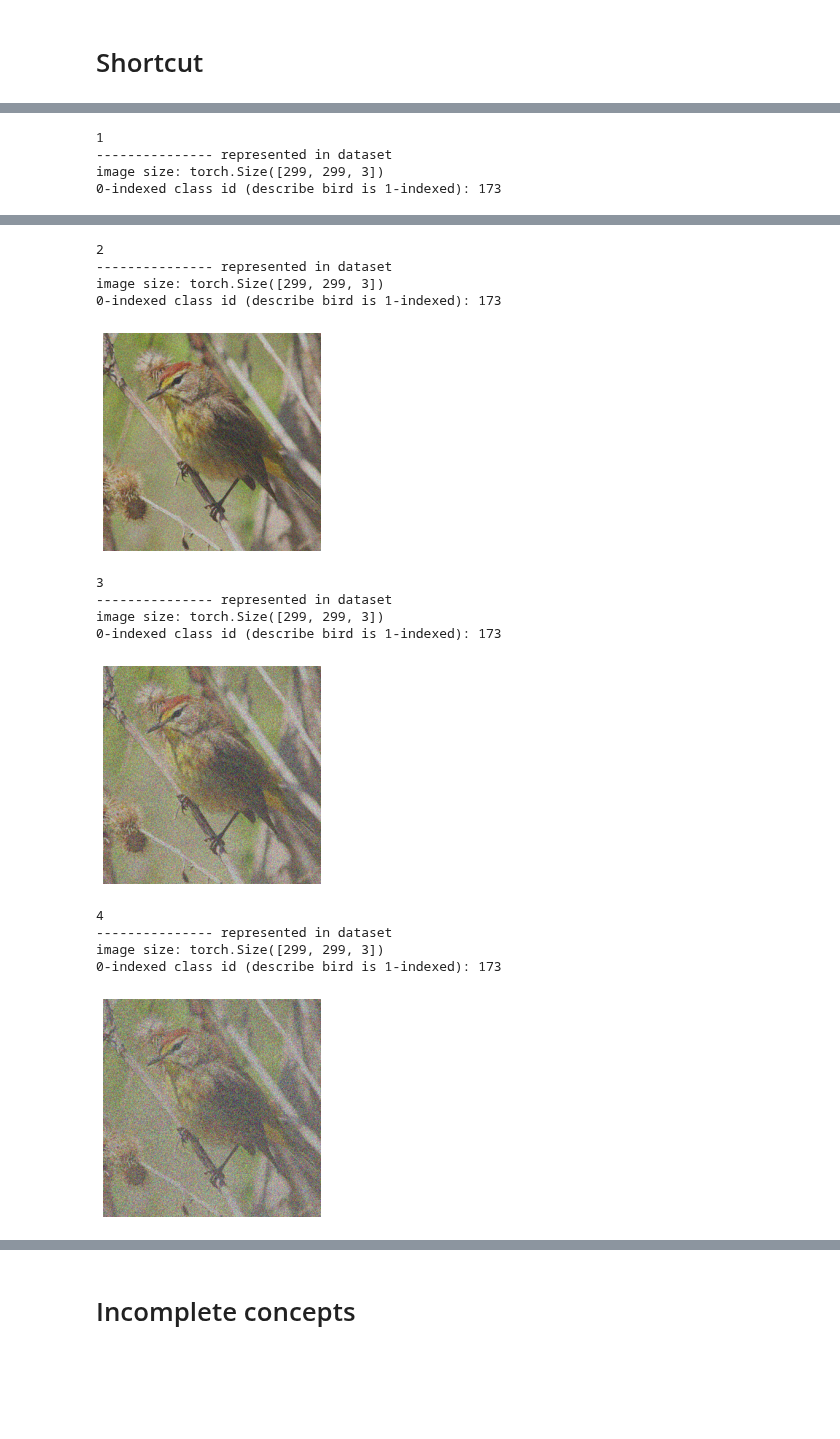
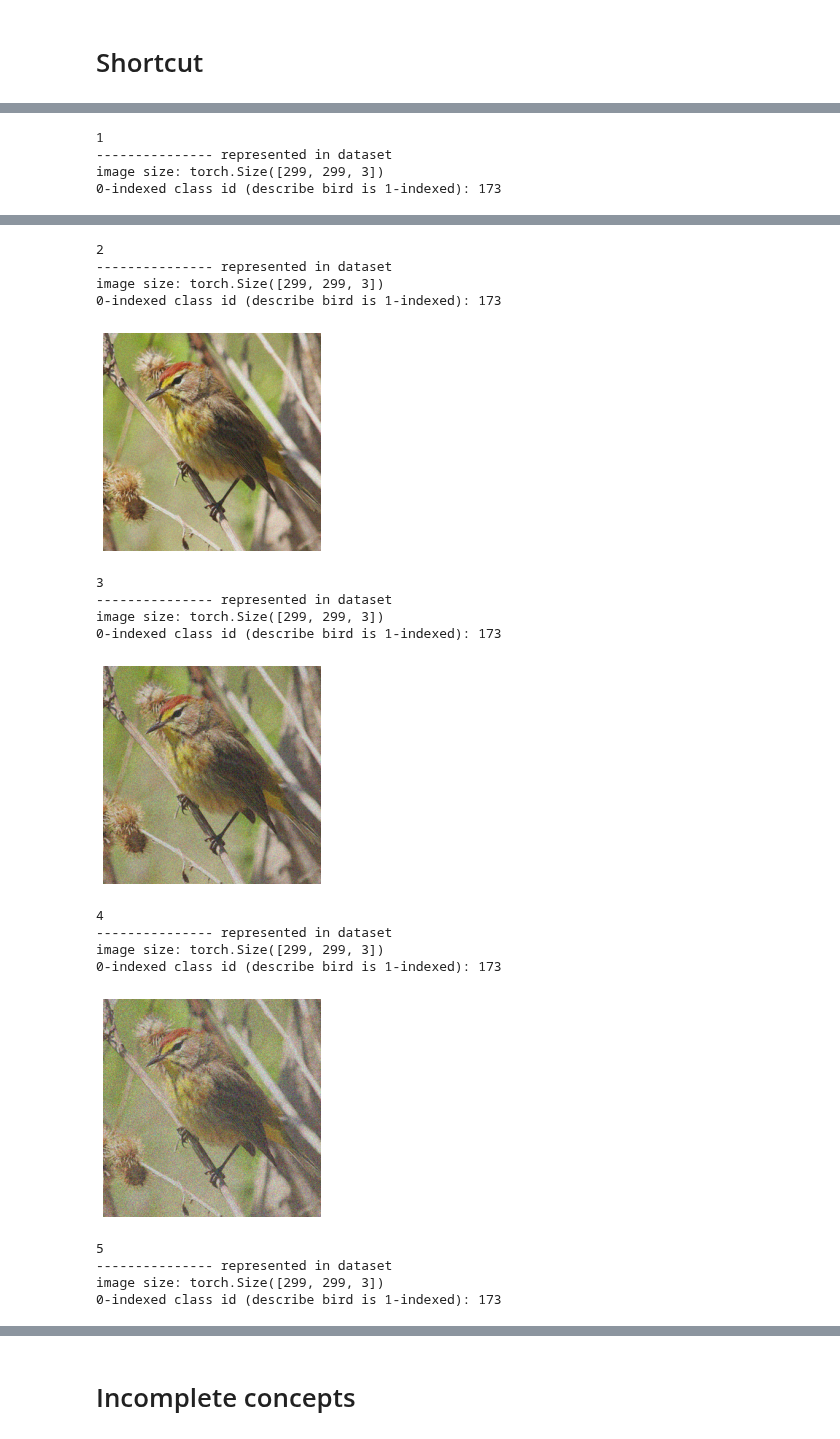
Before and after one commit to nathanwang000/ConceptCredibleModel, a Jupyter notebook: notebooks/birds_standard.ipynb, the cells around one changed output, grey strips where cells are left out. Cells and saved outputs as stored; diff of their text form; code cells hidden in the pictures; blank space fills up the shorter version.

```diff
--- a/notebooks/birds_standard.ipynb
+++ b/notebooks/birds_standard.ipynb
@@ -232,34 +232,38 @@ plt.show()
 # Shortcut
 # %%
 d = cub_test[33]
-n_classes = 5
+n_classes = 10
 for i in range(n_classes):
     print(i)
     show_cub_data(class_dependent_noise_transform(d, n_classes, shortcut_level=i,
                                                   sigma_max=0.1, threshold=1))
 # %% [output]
 0
 --------------- represented in dataset
 image size: torch.Size([299, 299, 3])
 0-indexed class id (describe bird is 1-indexed): 173
 [figure]
 1
 --------------- represented in dataset
 image size: torch.Size([299, 299, 3])
 0-indexed class id (describe bird is 1-indexed): 173
 [figure]
 2
 --------------- represented in dataset
 image size: torch.Size([299, 299, 3])
 0-indexed class id (describe bird is 1-indexed): 173
 [figure]
 3
 --------------- represented in dataset
 image size: torch.Size([299, 299, 3])
 0-indexed class id (describe bird is 1-indexed): 173
-[figure, old version]
+[figure, new version]
 4
 --------------- represented in dataset
 image size: torch.Size([299, 299, 3])
 0-indexed class id (describe bird is 1-indexed): 173
-[figure, old version]
+[figure, new version]
+5
+--------------- represented in dataset
+image size: torch.Size([299, 299, 3])
+0-indexed class id (describe bird is 1-indexed): 173
```
Also changed, not shown: parts of 2 cells of this notebook, 3 other files.
